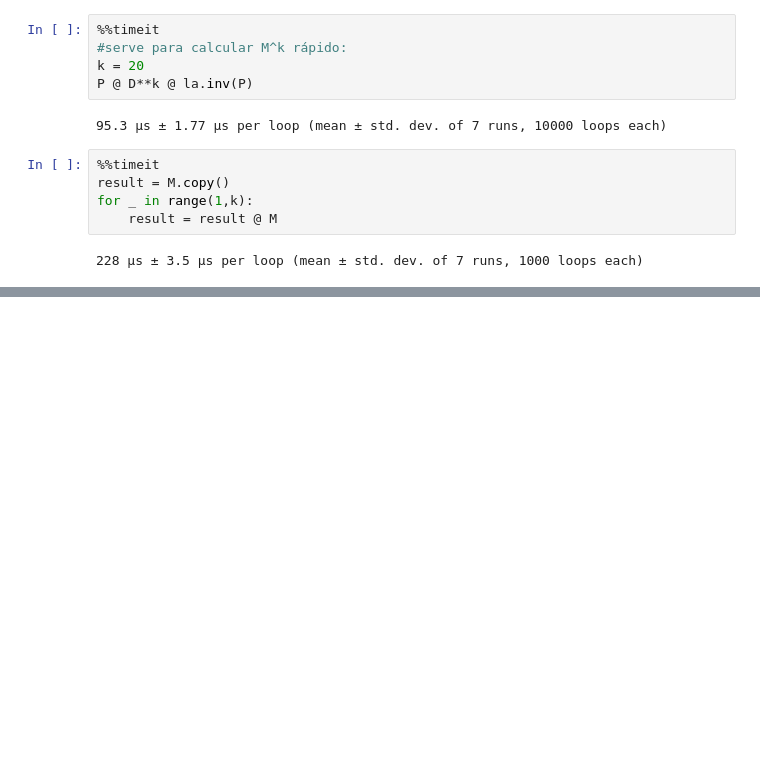
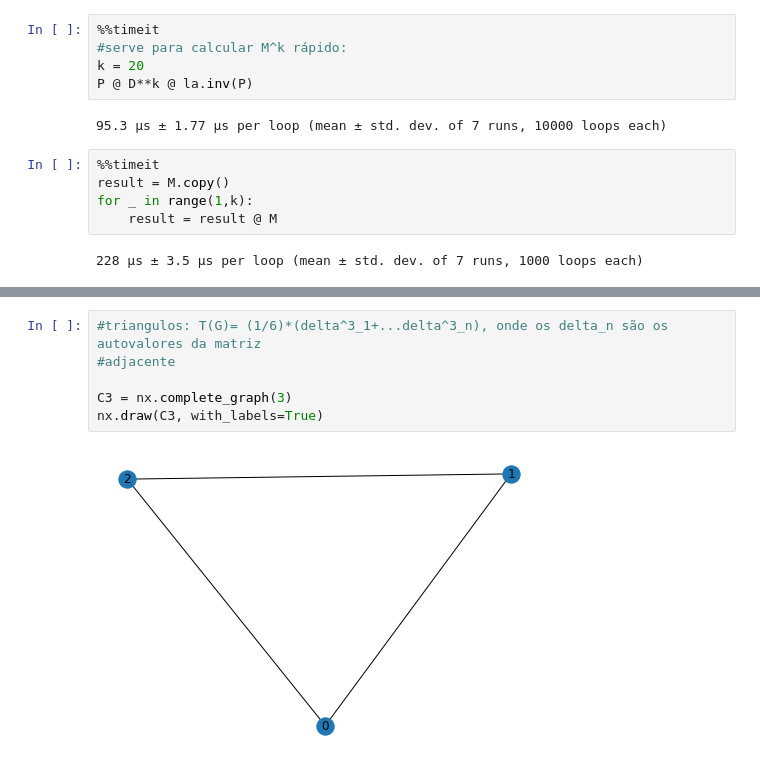
Before and after one commit to vinybrasil/teoria_matematica, a Jupyter notebook: algebra_linear/linear_algebra_basics.ipynb, the cells around one changed output, grey strips where cells are left out. Saved outputs shown, nothing was run; the diff lists cells and outputs as text; blank space fills up the shorter version.

```diff
--- a/algebra_linear/linear_algebra_basics.ipynb
+++ b/algebra_linear/linear_algebra_basics.ipynb
@@ -225,0 +294,8 @@ for _ in range(1,k):
+# %%
+#triangulos: T(G)= (1/6)*(delta^3_1+...delta^3_n), onde os delta_n são os autovalores da matriz
+#adjacente
+
+C3 = nx.complete_graph(3)
+nx.draw(C3, with_labels=True)
+# %% [output]
+[figure, added]
```
Also changed, not shown: parts of 18 cells of this notebook.
